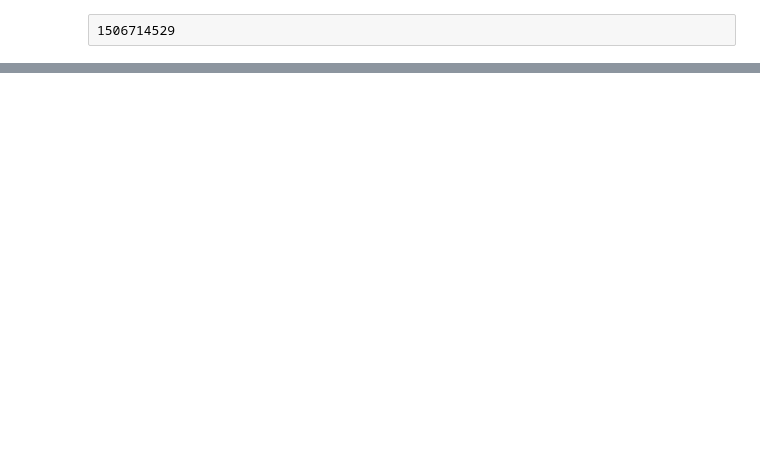
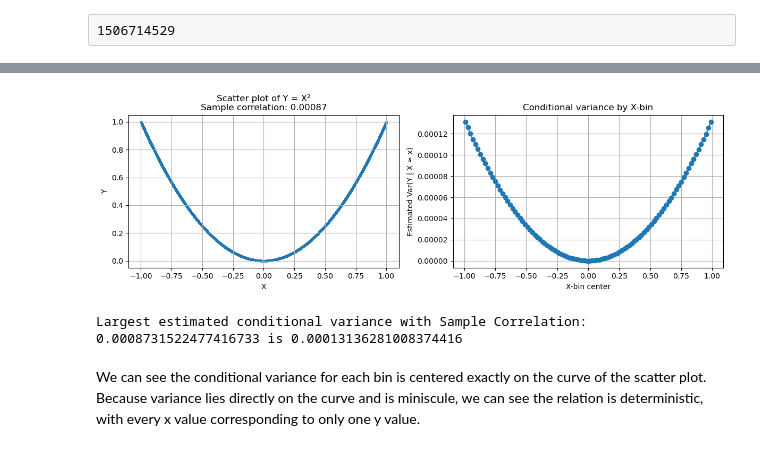
Before and after one commit to Jovannimunoz03/StatisticsMP3, a Jupyter notebook: mp3.ipynb, the cells around one changed output, grey strips where cells are left out. Cells and saved outputs as stored; diff of their text form; code cells hidden in the pictures; blank space fills up the shorter version.

```diff
--- a/mp3.ipynb
+++ b/mp3.ipynb
@@ -30,0 +459,9 @@ Step 2
+# %%
+n=10**7
+X = rng_step2.uniform(-1,1,n)
+Y = X**2
+
+r = np.corrcoef(X,Y)[0,1] #grab row 0, col 1 of matrix which is COR(X,Y)
+print("Sample Correlation:", r)
+stan_er = np.sqrt((1-r**2) / (n-2))
+print(f"Standard Error: {stan_er:.5f}")
@@ -30,0 +475,47 @@ Step 2
+# %%
+#use prior Samples of x
+
+#bins: 100 of them
+bin_edges = np.linspace(-1,1,101)
+bin_centers = (bin_edges[:-1]+bin_edges[1:])/2
+conditional_variances = []
+
+#calculate variance of Y within x bin
+for left, right in zip(bin_edges[:-1], bin_edges[1:]):
+    in_bin = (X >= left) & (X < right)
+    Y_in_bin = Y[in_bin]
+
+    variance = np.var(Y_in_bin, ddof = 1)
+    conditional_variances.append(variance)
+
+conditional_variances = np.array(conditional_variances)
+
+#2 plots
+fig, axes = plt.subplots(1,2,figsize=(12,4))
+
+#scatter plot
+axes[0].scatter(X,Y, s=2, alpha=0.2)
+axes[0].set_xlabel("X")
+axes[0].set_ylabel("Y")
+axes[0].set_title(
+    f"Scatter plot of Y = X²\nSample correlation: {r:.5f}"
+)
+axes[0].grid(True)
+
+# Est con var
+axes[1].plot(bin_centers, conditional_variances, "o-")
+axes[1].set_xlabel("X-bin center")
+axes[1].set_ylabel("Estimated Var(Y | X ≈ x)")
+axes[1].set_title("Conditional variance by X-bin")
+axes[1].grid(True)
+
+plt.tight_layout()
+plt.show()
+
+print("Largest estimated conditional variance with Sample Correlation:", r, "is",
+      np.max(conditional_variances))
+# %% [output]
+[figure, added]
+Largest estimated conditional variance with Sample Correlation: 0.0008731522477416733 is 0.00013136281008374416
+# %% [markdown]
+We can see the conditional variance for each bin is centered exactly on the curve of the scatter plot. Because variance lies directly on the curve and is miniscule, we can see the relation is deterministic, with every x value corresponding to only one y value.
```
Also changed, not shown: parts of 111 cells of this notebook, 19 other files.
